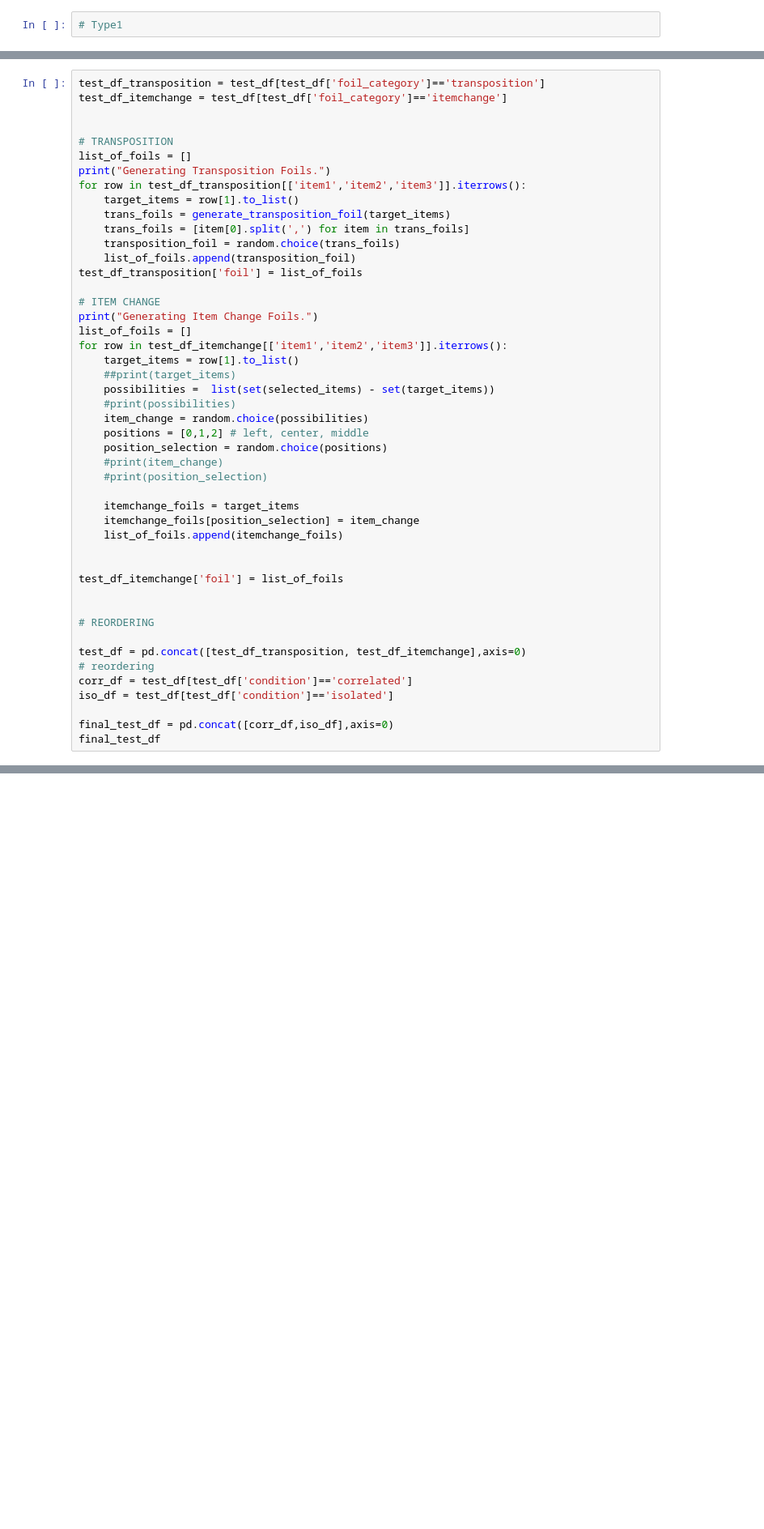
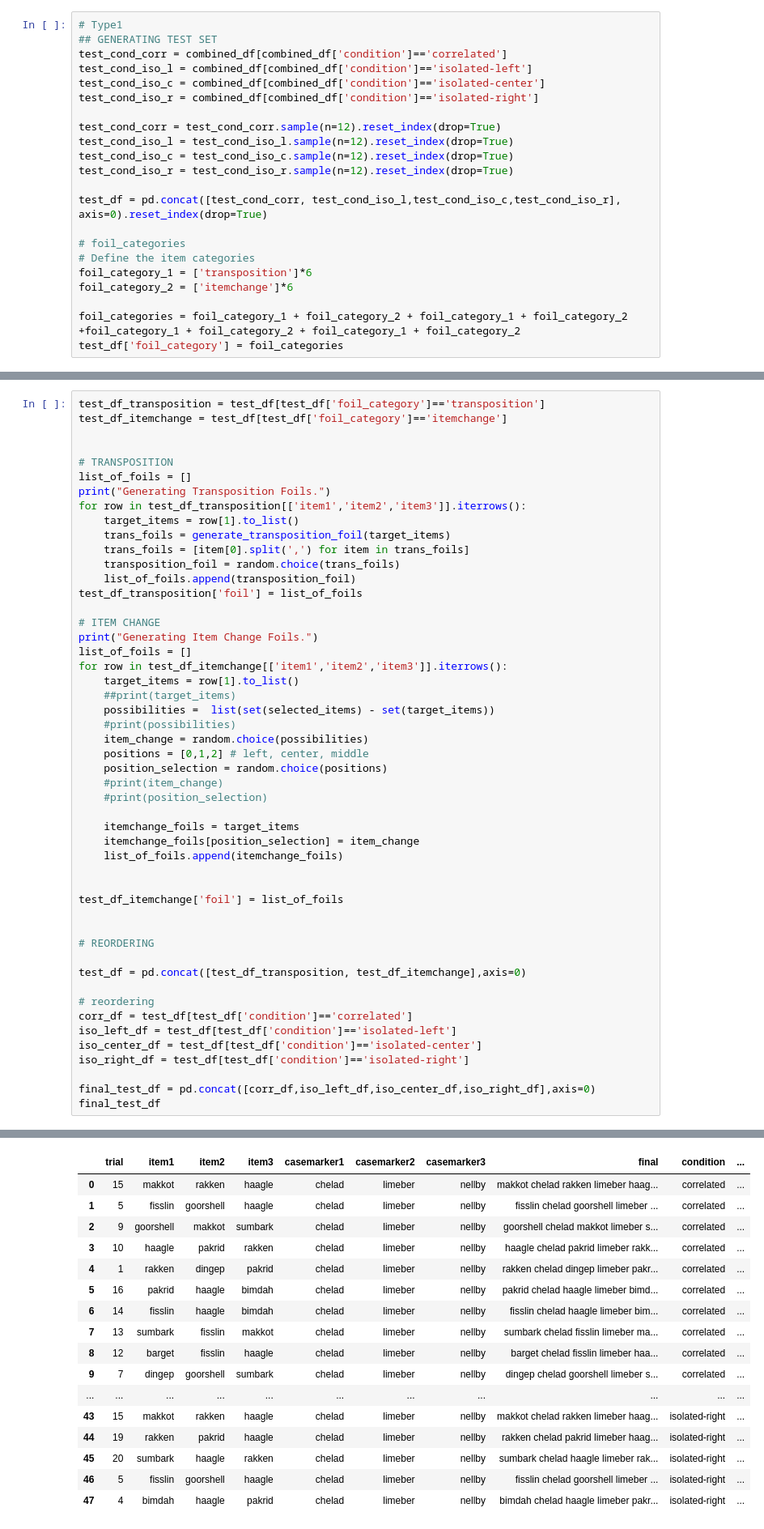
Before and after one commit to lucilevleugels/Adult_Artificial_Lang_Study, a Jupyter notebook: Generating stimuli parameters/Pythonised/Stimuli-Generation-Pythonised.ipynb, the cells around one changed output, grey strips where cells are left out. Shown at 81% size. Saved outputs shown, nothing was run; the diff lists cells and outputs as text; blank space fills up the shorter version.

Commit message:
added stimuli_generation_v2 code for more isolated conditions

```diff
--- a/Generating stimuli parameters/Pythonised/Stimuli-Generation-Pythonised.ipynb
+++ b/Generating stimuli parameters/Pythonised/Stimuli-Generation-Pythonised.ipynb
@@ -94,3 +182,23 @@ combined_df
 #### There are a total of 3 possible changes (left place, middle, right place), creat two trials for each of the change
 # %%
 # Type1
+## GENERATING TEST SET
+test_cond_corr = combined_df[combined_df['condition']=='correlated']
+test_cond_iso_l = combined_df[combined_df['condition']=='isolated-left']
+test_cond_iso_c = combined_df[combined_df['condition']=='isolated-center']
+test_cond_iso_r = combined_df[combined_df['condition']=='isolated-right']
+
+test_cond_corr = test_cond_corr.sample(n=12).reset_index(drop=True)
+test_cond_iso_l = test_cond_iso_l.sample(n=12).reset_index(drop=True)
+test_cond_iso_c = test_cond_iso_c.sample(n=12).reset_index(drop=True)
+test_cond_iso_r = test_cond_iso_r.sample(n=12).reset_index(drop=True)
+
+test_df = pd.concat([test_cond_corr, test_cond_iso_l,test_cond_iso_c,test_cond_iso_r], axis=0).reset_index(drop=True)
+
+# foil_categories
+# Define the item categories
+foil_category_1 = ['transposition']*6
+foil_category_2 = ['itemchange']*6
+
+foil_categories = foil_category_1 + foil_category_2 + foil_category_1 + foil_category_2 +foil_category_1 + foil_category_2 + foil_category_1 + foil_category_2
+test_df['foil_category'] = foil_categories
@@ -140,32 +264,52 @@ for row in test_df_itemchange[['item1','item2','item3']].iterrows():
     #print(position_selection)
 
     itemchange_foils = target_items
     itemchange_foils[position_selection] = item_change
     list_of_foils.append(itemchange_foils)
 
 
 test_df_itemchange['foil'] = list_of_foils
 
 
 # REORDERING
 
 test_df = pd.concat([test_df_transposition, test_df_itemchange],axis=0)
+
 # reordering
 corr_df = test_df[test_df['condition']=='correlated']
-iso_df = test_df[test_df['condition']=='isolated']
+iso_left_df = test_df[test_df['condition']=='isolated-left']
+iso_center_df = test_df[test_df['condition']=='isolated-center']
+iso_right_df = test_df[test_df['condition']=='isolated-right']
 
-final_test_df = pd.concat([corr_df,iso_df],axis=0)
+final_test_df = pd.concat([corr_df,iso_left_df,iso_center_df,iso_right_df],axis=0)
 final_test_df
 # %% [output]
 Generating Transposition Foils.
 Generating Item Change Foils.
 A value is trying to be set on a copy of a slice from a DataFrame.
 Try using .loc[row_indexer,col_indexer] = value instead
 
 See the caveats in the documentation: https://pandas.pydata.org/pandas-docs/stable/user_guide/indexing.html#returning-a-view-versus-a-copy
   test_df_transposition['foil'] = list_of_foils
 A value is trying to be set on a copy of a slice from a DataFrame.
 Try using .loc[row_indexer,col_indexer] = value instead
 
 See the caveats in the documentation: https://pandas.pydata.org/pandas-docs/stable/user_guide/indexing.html#returning-a-view-versus-a-copy
   test_df_itemchange['foil'] = list_of_foils
+|  | trial | item1 | item2 | item3 | casemarker1 | casemarker2 | casemarker3 | final | condition | ... |
+| 0 | 15 | makkot | rakken | haagle | chelad | limeber | nellby | makkot chelad rakken limeber haag... | correlated | ... |
+| 1 | 5 | fisslin | goorshell | haagle | chelad | limeber | nellby | fisslin chelad goorshell limeber ... | correlated | ... |
+| 2 | 9 | goorshell | makkot | sumbark | chelad | limeber | nellby | goorshell chelad makkot limeber s... | correlated | ... |
+| 3 | 10 | haagle | pakrid | rakken | chelad | limeber | nellby | haagle chelad pakrid limeber rakk... | correlated | ... |
+| 4 | 1 | rakken | dingep | pakrid | chelad | limeber | nellby | rakken chelad dingep limeber pakr... | correlated | ... |
+| 5 | 16 | pakrid | haagle | bimdah | chelad | limeber | nellby | pakrid chelad haagle limeber bimd... | correlated | ... |
+| 6 | 14 | fisslin | haagle | bimdah | chelad | limeber | nellby | fisslin chelad haagle limeber bim... | correlated | ... |
+| 7 | 13 | sumbark | fisslin | makkot | chelad | limeber | nellby | sumbark chelad fisslin limeber ma... | correlated | ... |
+| 8 | 12 | barget | fisslin | haagle | chelad | limeber | nellby | barget chelad fisslin limeber haa... | correlated | ... |
+| 9 | 7 | dingep | goorshell | sumbark | chelad | limeber | nellby | dingep chelad goorshell limeber s... | correlated | ... |
+| ... | ... | ... | ... | ... | ... | ... | ... | ... | ... | ... |
+| 43 | 15 | makkot | rakken | haagle | chelad | limeber | nellby | makkot chelad rakken limeber haag... | isolated-right | ... |
+| 44 | 19 | rakken | pakrid | haagle | chelad | limeber | nellby | rakken chelad pakrid limeber haag... | isolated-right | ... |
+| 45 | 20 | sumbark | haagle | rakken | chelad | limeber | nellby | sumbark chelad haagle limeber rak... | isolated-right | ... |
+| 46 | 5 | fisslin | goorshell | haagle | chelad | limeber | nellby | fisslin chelad goorshell limeber ... | isolated-right | ... |
+| 47 | 4 | bimdah | haagle | pakrid | chelad | limeber | nellby | bimdah chelad haagle limeber pakr... | isolated-right | ... |
```
Also changed, not shown: parts of 6 cells of this notebook, 4 other files.
